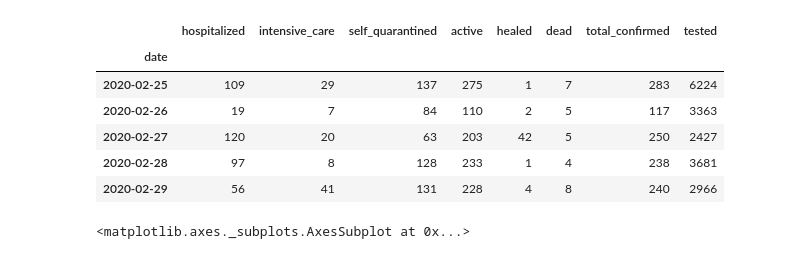
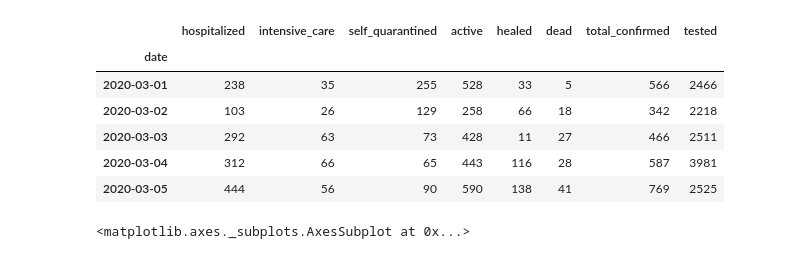
Before and after one commit to fvisconti/data, a Jupyter notebook: analysis/myAnalysis.ipynb, the cells around one changed output. Saved outputs shown, nothing was run; the diff lists cells and outputs as text; code cells hidden in the pictures.

```diff
--- a/analysis/myAnalysis.ipynb
+++ b/analysis/myAnalysis.ipynb
@@ -33,15 +33,15 @@ dtypes: datetime64[ns](1), int64(8)
 memory usage: 800.0 bytes
 # %%
 df = df.drop(columns='date')
-df.head()
+df.tail()
 # %% [output]
 |  | hospitalized | intensive_care | self_quarantined | active | healed | dead | total_confirmed | tested |
 | date |  |  |  |  |  |  |  |  |
-| 2020-02-25 | 109 | 29 | 137 | 275 | 1 | 7 | 283 | 6224 |
-| 2020-02-26 | 19 | 7 | 84 | 110 | 2 | 5 | 117 | 3363 |
-| 2020-02-27 | 120 | 20 | 63 | 203 | 42 | 5 | 250 | 2427 |
-| 2020-02-28 | 97 | 8 | 128 | 233 | 1 | 4 | 238 | 3681 |
-| 2020-02-29 | 56 | 41 | 131 | 228 | 4 | 8 | 240 | 2966 |
+| 2020-03-01 | 238 | 35 | 255 | 528 | 33 | 5 | 566 | 2466 |
+| 2020-03-02 | 103 | 26 | 129 | 258 | 66 | 18 | 342 | 2218 |
+| 2020-03-03 | 292 | 63 | 73 | 428 | 11 | 27 | 466 | 2511 |
+| 2020-03-04 | 312 | 66 | 65 | 443 | 116 | 28 | 587 | 3981 |
+| 2020-03-05 | 444 | 56 | 90 | 590 | 138 | 41 | 769 | 2525 |
 # %%
 tested = df.tested
 df = df.drop(columns='tested')
```
Also changed, not shown: parts of 1 cell of this notebook, 1 other file.
